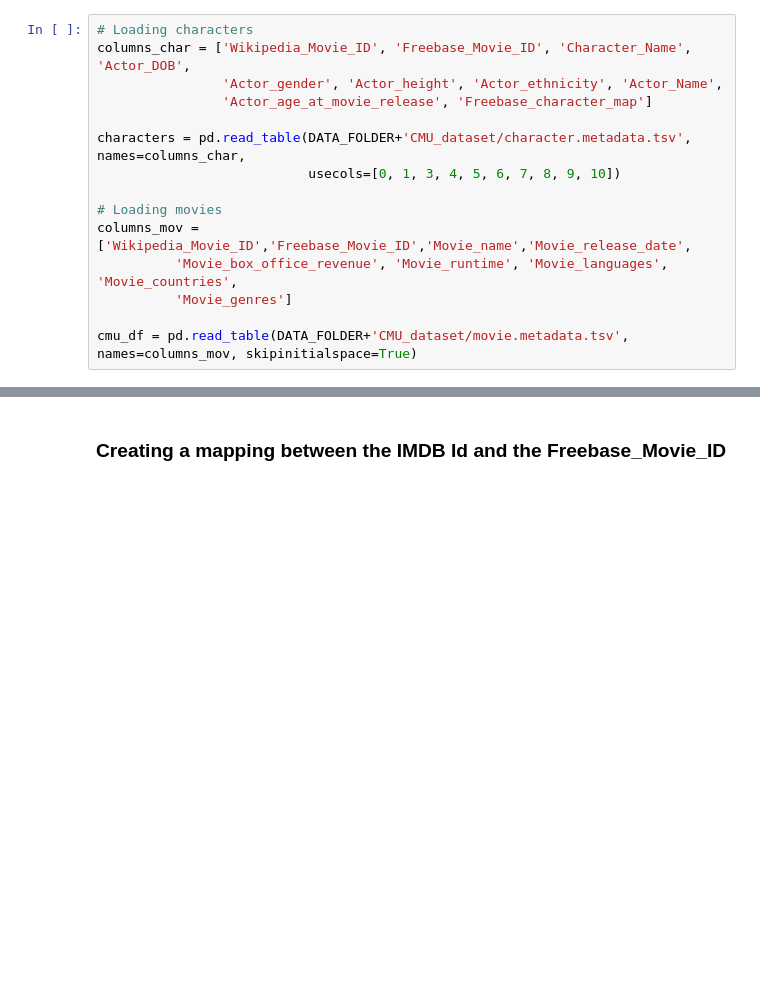
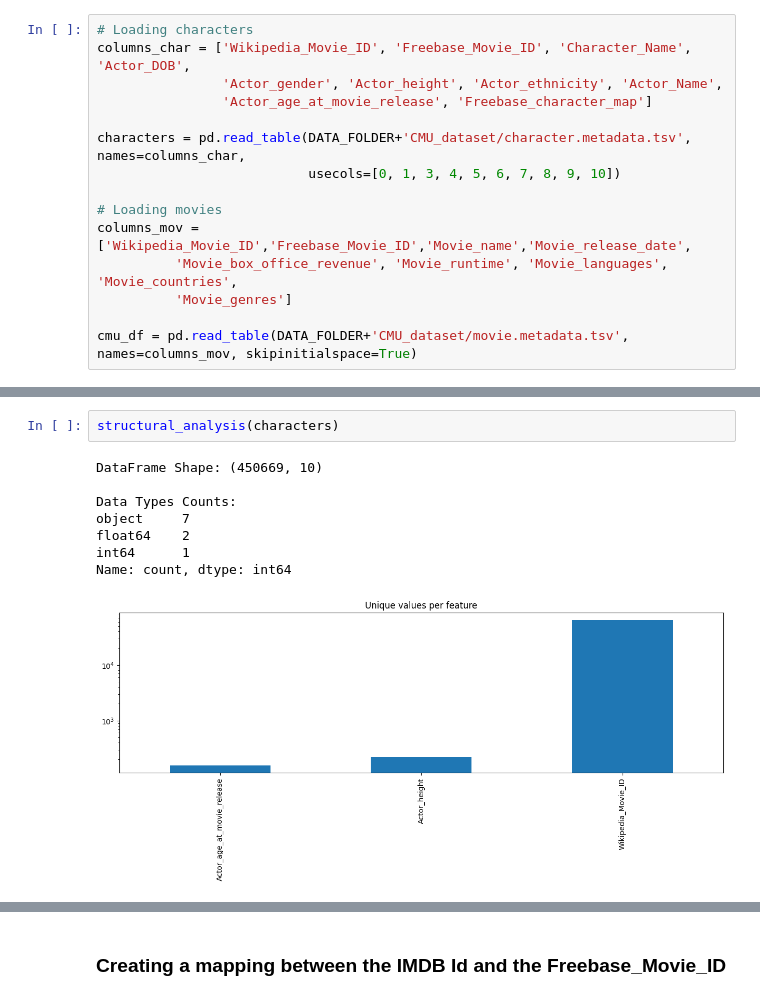
Before and after one commit to epfl-ada/ada-2023-project-yamal, a Jupyter notebook: movies_analysis.ipynb, the cells around one changed output, grey strips where cells are left out. Cells and saved outputs as stored; diff of their text form; blank space fills up the shorter version.

```diff
--- a/movies_analysis.ipynb
+++ b/movies_analysis.ipynb
@@ -32,0 +47,11 @@ cmu_df = pd.read_table(DATA_FOLDER+'CMU_dataset/movie.metadata.tsv', names=colum
+# %%
+structural_analysis(characters)
+# %% [output]
+DataFrame Shape: (450669, 10)
+
+Data Types Counts:
+object     7
+float64    2
+int64      1
+Name: count, dtype: int64
+[figure, added]
```
Also changed, not shown: parts of 20 cells of this notebook, 2 other files.
